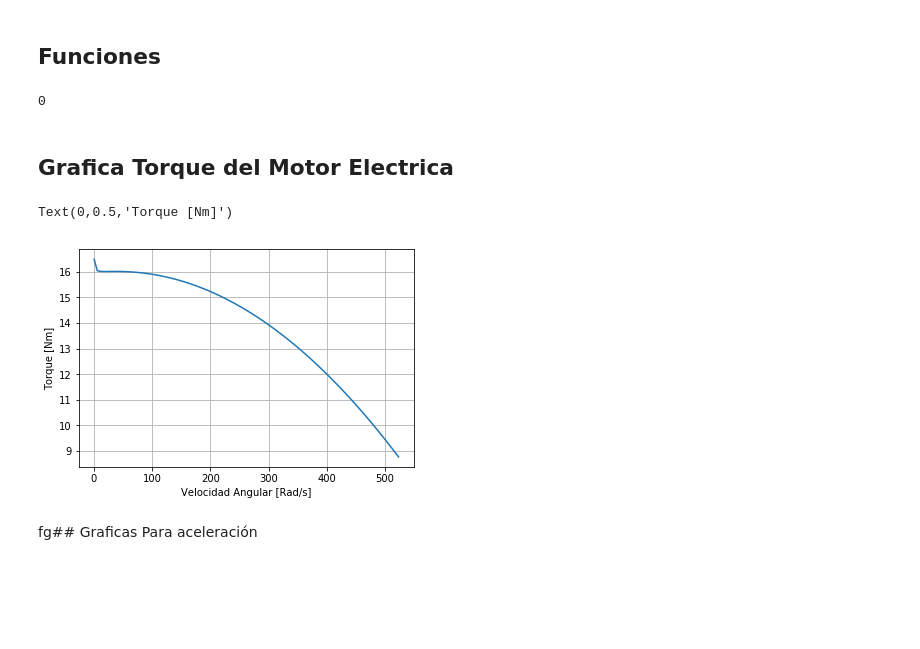
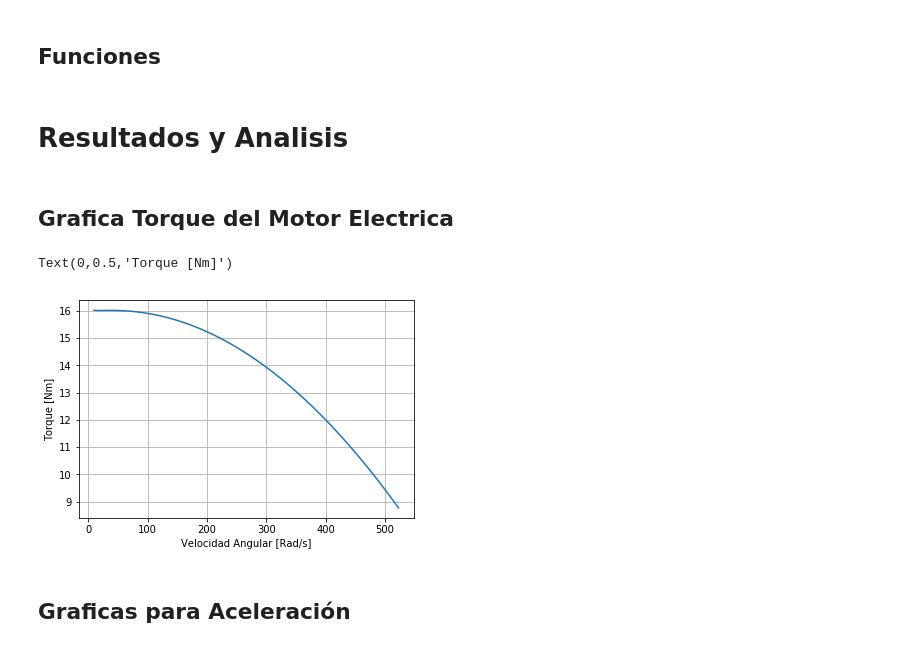
Before and after one commit to OscarEMejia/Herramientas-Computacionales, a Jupyter notebook: Taller_2/Taller_2.ipynb, the cells around one changed output. Saved outputs shown, nothing was run; the diff lists cells and outputs as text; code cells hidden in the pictures; blank space fills up the shorter version.

```diff
--- a/Taller_2/Taller_2.ipynb
+++ b/Taller_2/Taller_2.ipynb
@@ -217,28 +255,27 @@ pos2.append(x_f)
 vel2=[]
 acel2=[]
 acel2.append(acel[len(acel)-1])
-print(len(acel2)-1)
 c_ini2=[x_f,v_f]
 ##
 sol2 = odeint(frenado,c_ini2,t2)
 posicion(sol2[:,1],pos2,t2)
-# %% [output]
-0
+# %% [markdown]
+# Resultados y Analisis
 # %% [markdown]
 ## Grafica Torque del Motor Electrica
 # %%
-om=np.linspace(1,523,100)
+om=np.linspace(10,523,100)
 t9=torquemotor(om)
 plt.figure()
 plt.grid(True)
 plt.plot(om,t9)
 plt.xlabel("Velocidad Angular [Rad/s]")
 plt.ylabel("Torque [Nm]")
 # %% [output]
 Text(0,0.5,'Torque [Nm]')
-[figure, old version]
+[figure, new version]
-# %% [markdown]
-fg## Graficas Para aceleración
+# %% [markdown]
+## Graficas para Aceleración
 # %%
 grafacel(pos,sol,t)
 # %% [output]
```
Also changed, not shown: parts of 25 cells of this notebook.
